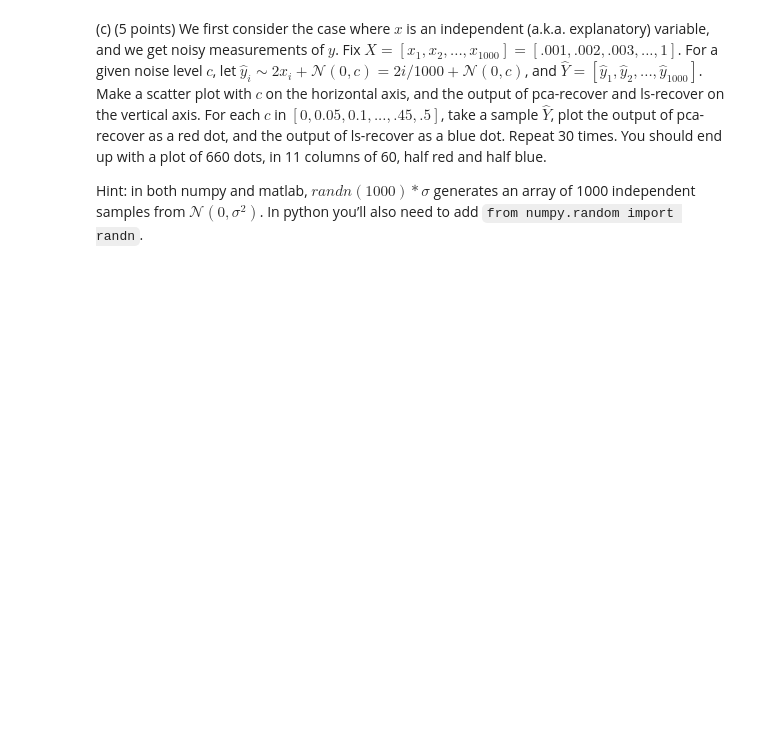
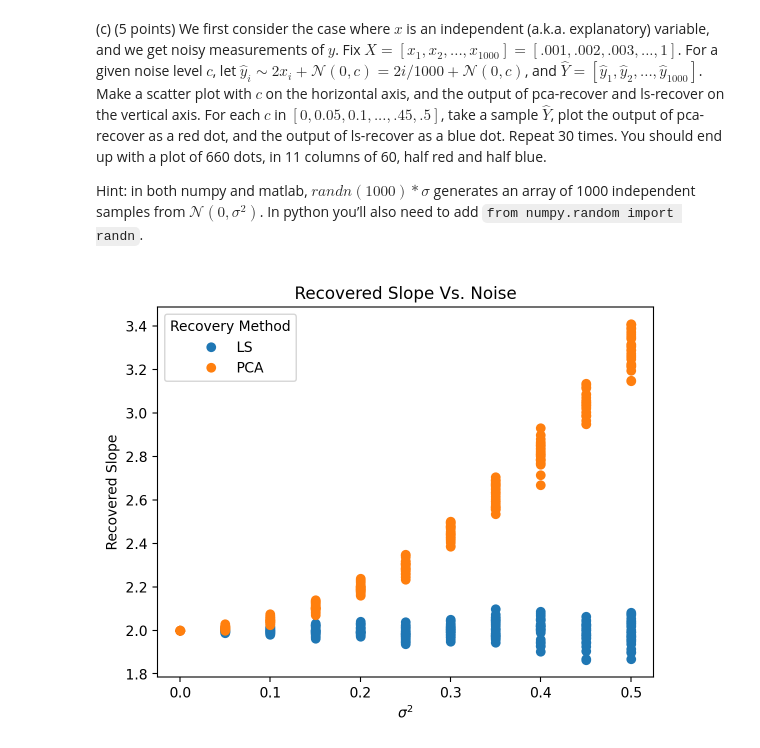
Before and after one commit to garfieldnate/Stanford-CS-168_Modern_Algorithmic_Toolbox, a Jupyter notebook: cs168/notebooks/mini_project_4.ipynb, the cells around one changed output. Drawn from its saved outputs; the diff is of its cells as text; code cells hidden in the pictures; blank space fills up the shorter version.

Commit message:
Project 4: 1d
P.S. Why is `retina` format not enabled by default for matplotlib now?
This whole time I just thought that it produced sucky, blurry plots!

```diff
--- a/cs168/notebooks/mini_project_4.ipynb
+++ b/cs168/notebooks/mini_project_4.ipynb
@@ -243,3 +252,27 @@ Hint: in both numpy and matlab, $randn(1000)*σ$ generates an array of 1000 inde
 from $\mathcal{N}(0, σ^2)$. In python you’ll also need to add `from numpy.random import randn`.
 
 </div>
+# %%
+def one_c():
+    ls_vals = []
+    pca_vals = []
+    c_vals = np.arange(0, 0.55, 0.05)
+    X = np.arange(.001, 1.001, .001)
+
+    for c in tqdm(c_vals, leave=False):
+        for _ in range(30):
+            Y = 2 * X + randn(len(X)) * c
+            ls_vals.append((c, ls_recover(X, Y)))
+            pca_vals.append((c, pca_recover(X, Y)))
+
+    fig, ax = plt.subplots()
+    ax.plot([x[0] for x in ls_vals], [x[1] for x in ls_vals], "o", label="LS", linestyle="None")
+    ax.plot([x[0] for x in pca_vals], [x[1] for x in pca_vals], "o", label="PCA", linestyle="None")
+    ax.legend(loc="best", title="Recovery Method")
+    ax.set_title("Recovered Slope Vs. Noise")
+    ax.set_xlabel("$\sigma^2$")
+    ax.set_ylabel("Recovered Slope")
+
+one_c()
+# %% [output]
+[figure, added]
```
Also changed, not shown: parts of 6 cells of this notebook.
